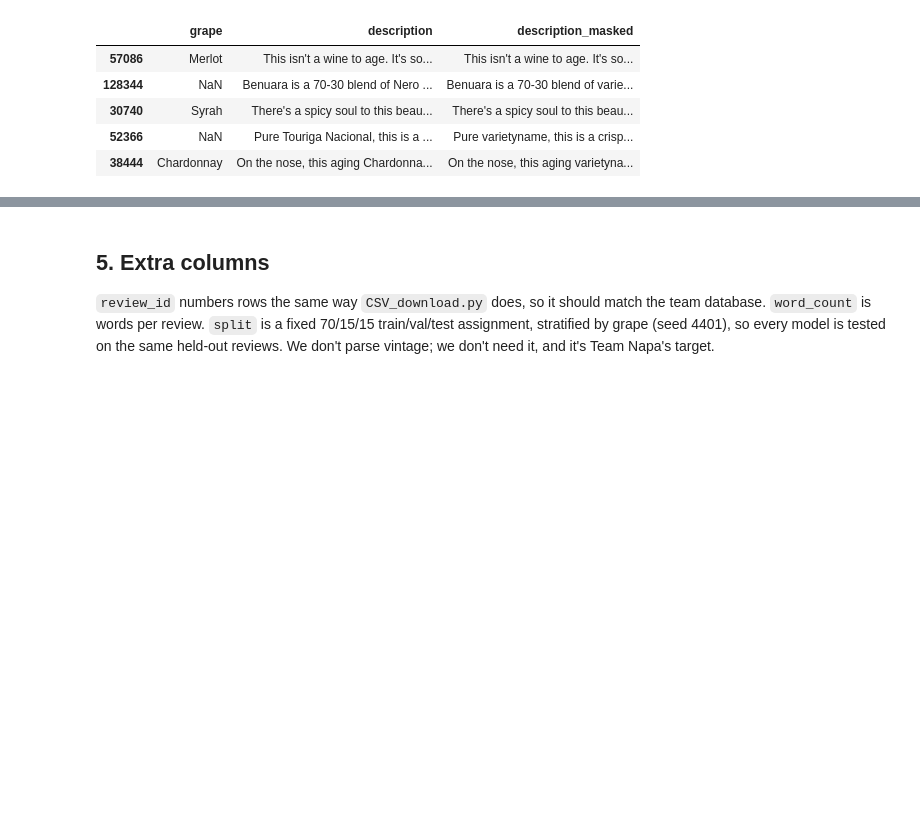
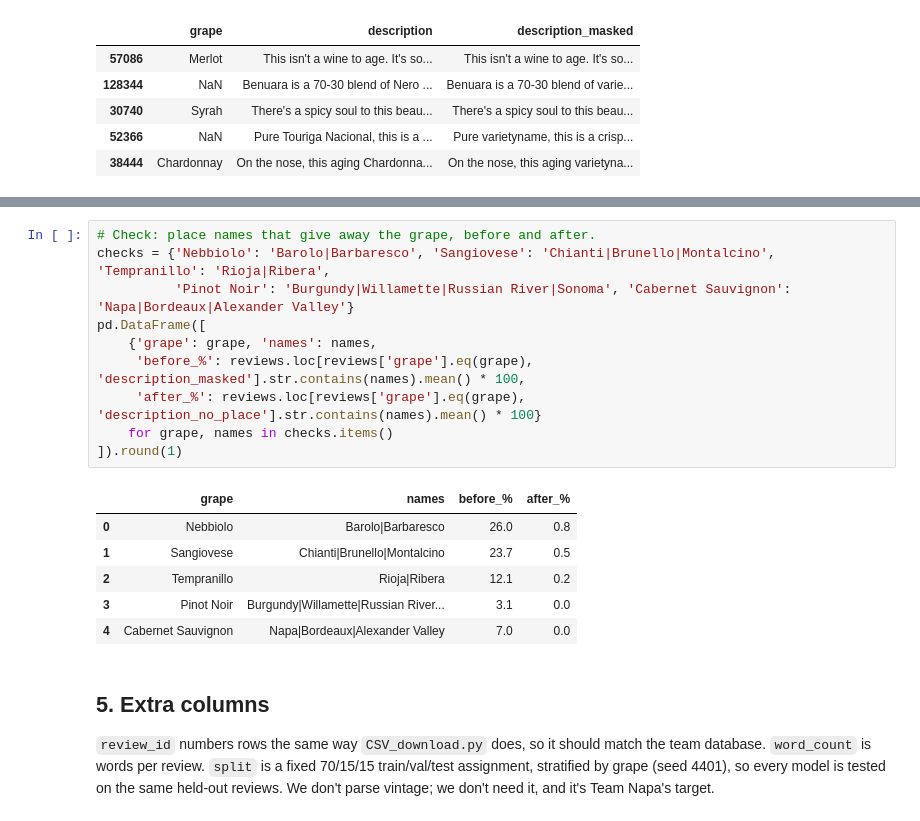
Before and after one commit to OwenLoughery/Project3-Wine_Reviews, a Jupyter notebook: dataset_cleaning.ipynb, the cells around one changed output, grey strips where cells are left out. Cells and saved outputs as stored; diff of their text form; blank space fills up the shorter version.

```diff
--- a/dataset_cleaning.ipynb
+++ b/dataset_cleaning.ipynb
@@ -321,3 +366,20 @@ with pd.option_context('display.max_colwidth', None):
+# %%
+# Check: place names that give away the grape, before and after.
+checks = {'Nebbiolo': 'Barolo|Barbaresco', 'Sangiovese': 'Chianti|Brunello|Montalcino', 'Tempranillo': 'Rioja|Ribera',
+          'Pinot Noir': 'Burgundy|Willamette|Russian River|Sonoma', 'Cabernet Sauvignon': 'Napa|Bordeaux|Alexander Valley'}
+pd.DataFrame([
+    {'grape': grape, 'names': names,
+     'before_%': reviews.loc[reviews['grape'].eq(grape), 'description_masked'].str.contains(names).mean() * 100,
+     'after_%': reviews.loc[reviews['grape'].eq(grape), 'description_no_place'].str.contains(names).mean() * 100}
+    for grape, names in checks.items()
+]).round(1)
+# %% [output]
+|  | grape | names | before_% | after_% |
+| 0 | Nebbiolo | Barolo|Barbaresco | 26.0 | 0.8 |
+| 1 | Sangiovese | Chianti|Brunello|Montalcino | 23.7 | 0.5 |
+| 2 | Tempranillo | Rioja|Ribera | 12.1 | 0.2 |
+| 3 | Pinot Noir | Burgundy|Willamette|Russian River... | 3.1 | 0.0 |
+| 4 | Cabernet Sauvignon | Napa|Bordeaux|Alexander Valley | 7.0 | 0.0 |
 # %% [markdown]
 ## 5. Extra columns
 
```
Also changed, not shown: parts of 3 cells of this notebook, 5 other files.
